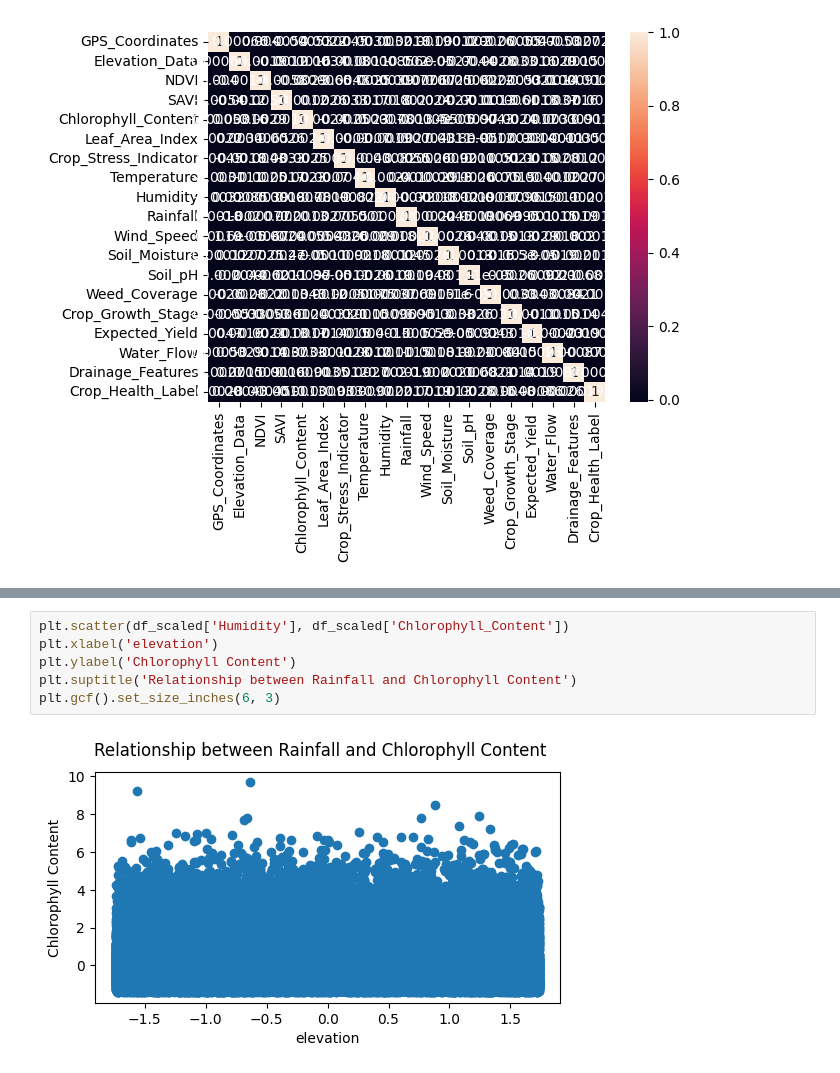
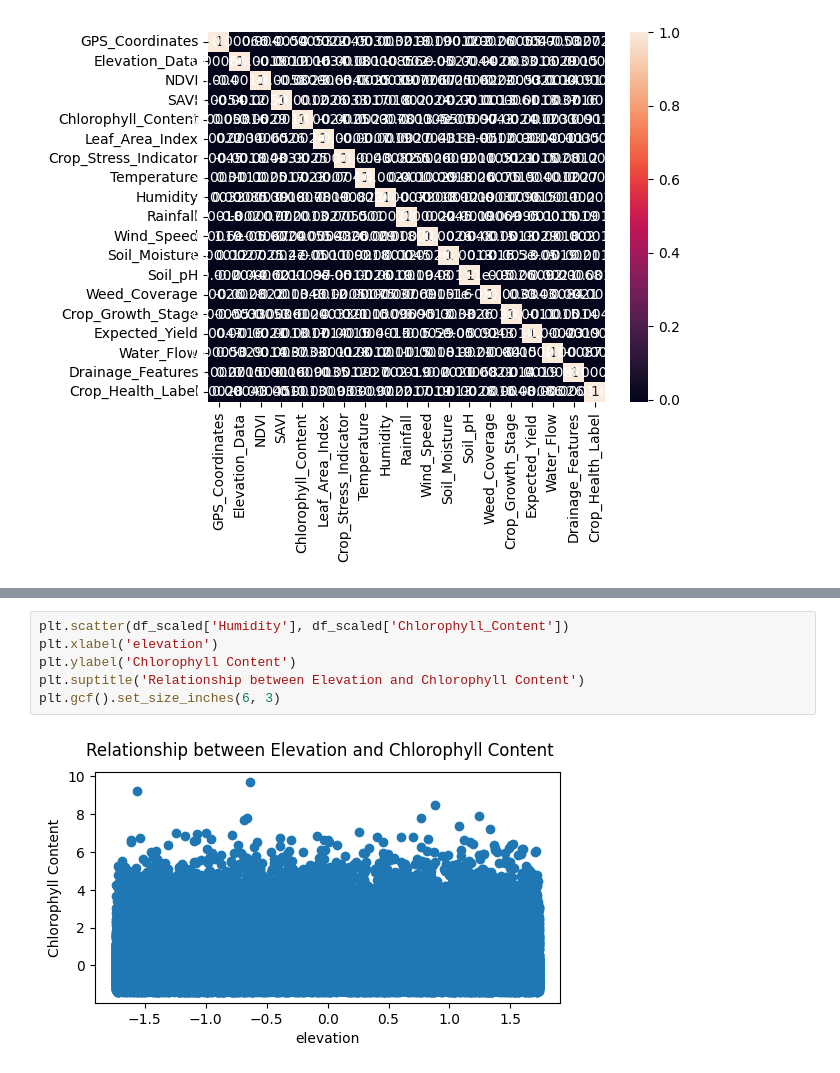
Before and after one commit to minjusun/AgricultureDataModeling, a Jupyter notebook: relPlot.ipynb, the cells around one changed output, grey strips where cells are left out. Saved outputs shown, nothing was run; the diff lists cells and outputs as text.

```diff
--- a/relPlot.ipynb
+++ b/relPlot.ipynb
@@ -98,8 +98,8 @@ plt.gcf().set_size_inches(6, 3)
 # %%
 plt.scatter(df_scaled['Humidity'], df_scaled['Chlorophyll_Content'])
 plt.xlabel('elevation')
 plt.ylabel('Chlorophyll Content')
-plt.suptitle('Relationship between Rainfall and Chlorophyll Content')
+plt.suptitle('Relationship between Elevation and Chlorophyll Content')
 plt.gcf().set_size_inches(6, 3)
 # %% [output]
-[figure, old version]
+[figure, new version]
```
Also changed, not shown: parts of 5 cells of this notebook.
